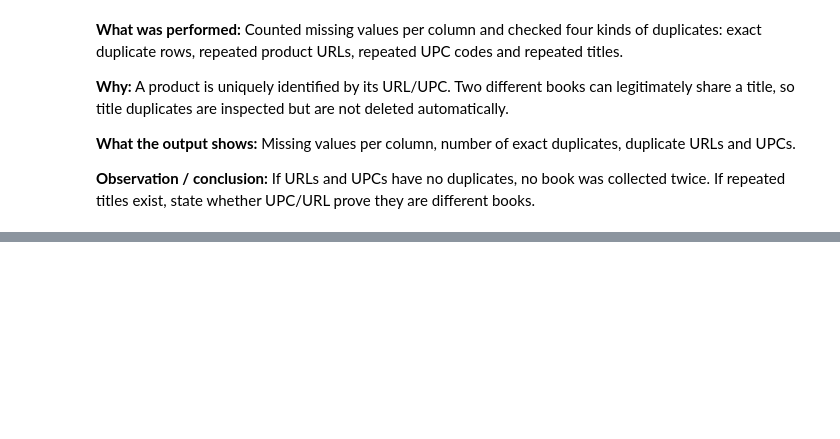
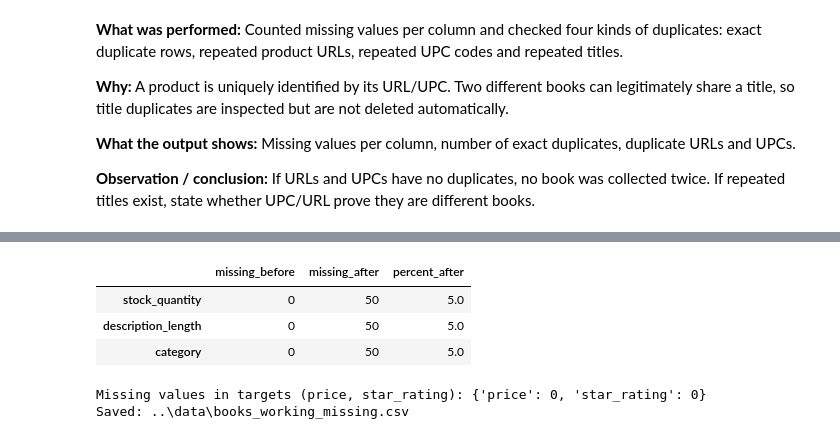
Before and after one commit to l250022/Ecommerce-Product-Analysis-ML, a Jupyter notebook: Data_collection_cleaning.ipynb, the cells around one changed output, grey strips where cells are left out. Cells and saved outputs as stored; diff of their text form; code cells hidden in the pictures; blank space fills up the shorter version.

```diff
--- a/Data_collection_cleaning.ipynb
+++ b/Data_collection_cleaning.ipynb
@@ -374,0 +506,36 @@ Rows sharing a title with others: 2
+# %%
+MISSING_RATE = 0.05
+TARGETS = ["price", "star_rating"]
+INJECT_COLS = ["stock_quantity", "description_length", "category"]
+
+df_missing = df.copy()
+df_missing[["stock_quantity", "description_length"]] = df_missing[["stock_quantity", "description_length"]].astype(float)
+
+rng = np.random.default_rng(RANDOM_STATE)
+n_blank = int(round(MISSING_RATE * len(df_missing)))
+injected_rows = {}
+for col in INJECT_COLS:
+    candidates = df_missing.index[df_missing[col].notna()]
+    chosen = rng.choice(candidates, size=n_blank, replace=False)
+    injected_rows[col] = chosen
+    df_missing.loc[chosen, col] = np.nan
+
+assert df_missing[TARGETS].isna().sum().equals(df[TARGETS].isna().sum()), "Targets were modified!"
+
+comparison = pd.DataFrame({
+    "missing_before": df[INJECT_COLS].isna().sum(),
+    "missing_after": df_missing[INJECT_COLS].isna().sum(),
+    "percent_after": (df_missing[INJECT_COLS].isna().mean() * 100).round(2),
+})
+display(comparison)
+print("Missing values in targets (price, star_rating):", df_missing[TARGETS].isna().sum().to_dict())
+
+df_missing.to_csv(DATA_DIR / "books_working_missing.csv", index=False, encoding="utf-8-sig")
+print("Saved:", DATA_DIR / "books_working_missing.csv")
+# %% [output]
+|  | missing_before | missing_after | percent_after |
+| stock_quantity | 0 | 50 | 5.0 |
+| description_length | 0 | 50 | 5.0 |
+| category | 0 | 50 | 5.0 |
+Missing values in targets (price, star_rating): {'price': 0, 'star_rating': 0}
+Saved: ..\data\books_working_missing.csv
```
Also changed, not shown: parts of 12 cells of this notebook, 1 other file.
